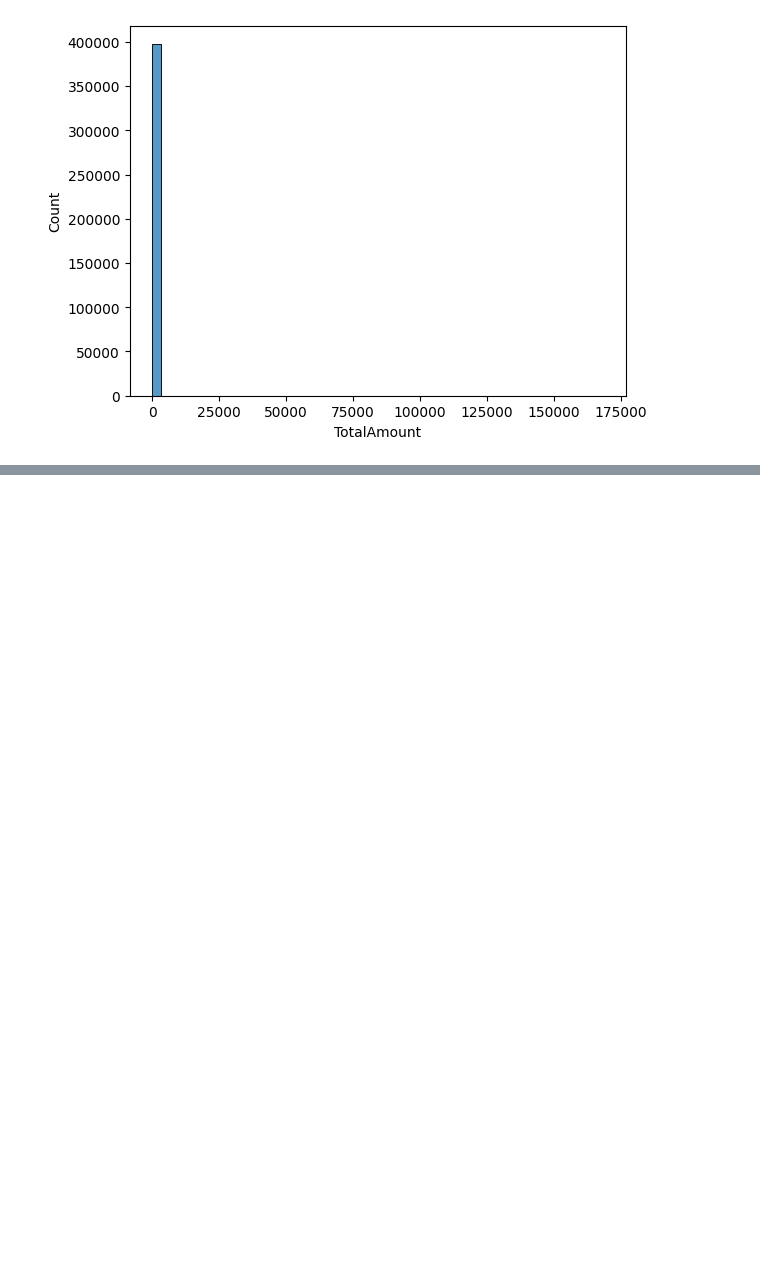
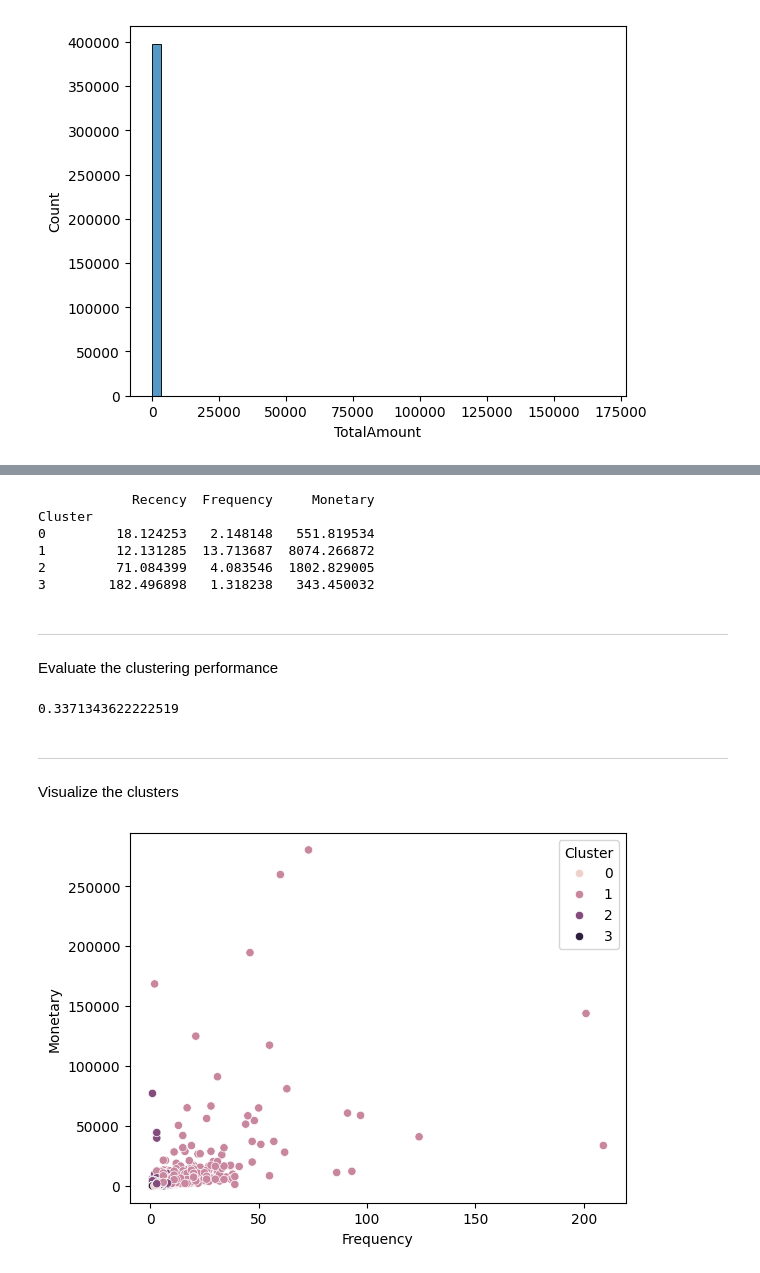
Before and after one commit to ojaspaul123/ML-Experiments, a Jupyter notebook: ML_Projects/Customer Segmentation/Customer_Segmentation.ipynb, the cells around one changed output, grey strips where cells are left out. Cells and saved outputs as stored; diff of their text form; code cells hidden in the pictures; blank space fills up the shorter version.

```diff
--- a/ML_Projects/Customer Segmentation/Customer_Segmentation.ipynb
+++ b/ML_Projects/Customer Segmentation/Customer_Segmentation.ipynb
@@ -98,0 +184,45 @@ plt.show()
+# %%
+kmeans = KMeans(n_clusters=4, random_state=42)
+
+rfm['Cluster'] = kmeans.fit_predict(rfm_scaled)
+# %%
+cluster_summary = rfm.groupby('Cluster').mean()
+
+print(cluster_summary)
+# %% [output]
+            Recency  Frequency     Monetary
+Cluster
+0         18.124253   2.148148   551.819534
+1         12.131285  13.713687  8074.266872
+2         71.084399   4.083546  1802.829005
+3        182.496898   1.318238   343.450032
+# %%
+%%markdown
+---
+Evaluate the clustering performance
+# %% [output]
+---
+Evaluate the clustering performance
+# %%
+score = silhouette_score(rfm_scaled, rfm['Cluster'])
+
+print(score)
+# %% [output]
+0.3371343622222519
+# %%
+%%markdown
+---
+Visualize the clusters
+# %% [output]
+---
+Visualize the clusters
+# %%
+sns.scatterplot(
+    x=rfm['Frequency'],
+    y=rfm['Monetary'],
+    hue=rfm['Cluster']
+)
+
+plt.show()
+# %% [output]
+[figure, added]
```
Also changed, not shown: parts of 18 cells of this notebook.
